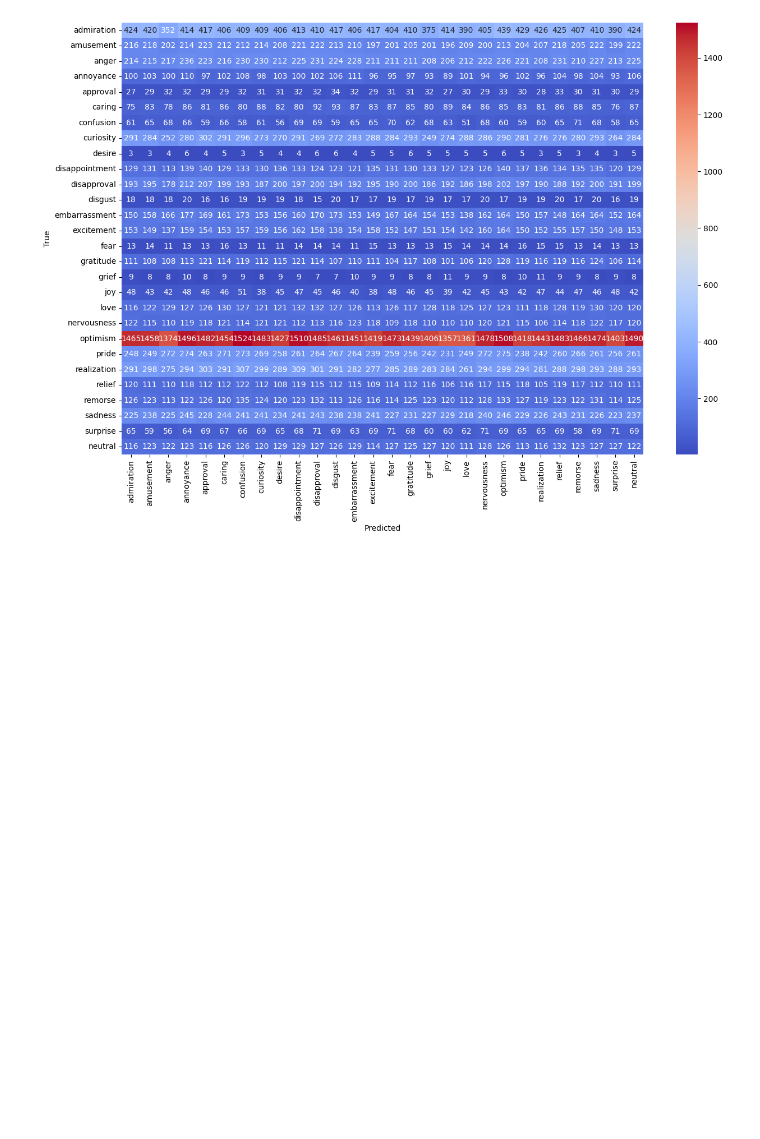
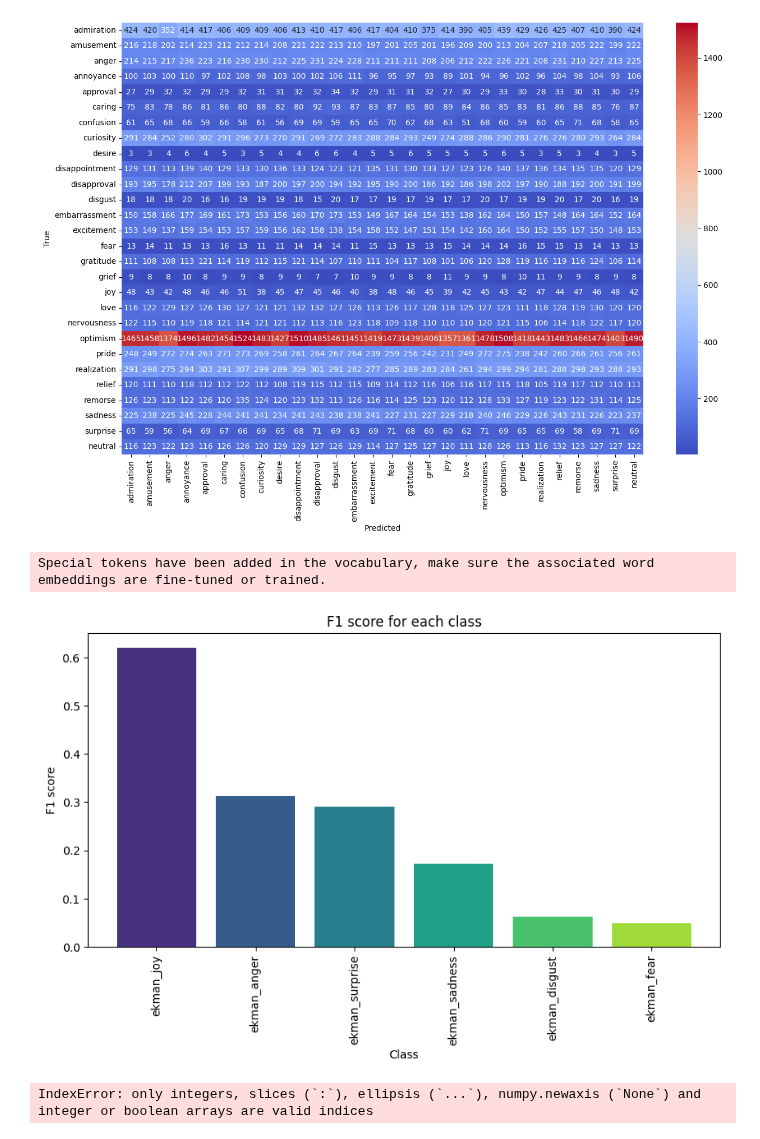
Before and after one commit to Nsivaa/HLT, a Jupyter notebook: Llama3_shots.ipynb, the cells around one changed output. Saved outputs shown, nothing was run; the diff lists cells and outputs as text; code cells hidden in the pictures; blank space fills up the shorter version.

Commit message:
predicted grouped

```diff
--- a/Llama3_shots.ipynb
+++ b/Llama3_shots.ipynb
@@ -18,8 +18,12 @@ twitter_test_dataset = Llama_EmotionsData(twitter_test)
 ### Loading Goemotions
 # %%
 goemotions_train, _, goemotions_test = load_goemotions_cleaned()
+grouped_test_df = goemotions_apply_emotion_mapping(goemotions_test)
 goemotions_emotions = goemotions_test.columns[1:]
+EKMAN_LABELS = grouped_test_df.columns[grouped_test_df.columns.str.startswith('ekman_')].tolist()
+grouped_test_df = Llama_EmotionsData(grouped_test_df)
 goemotions_test_dataset = Llama_EmotionsData(goemotions_test)
+# names starting with 'ekman_' are the mapped emotions
 # %%
 def accuracy(targets, predictions):
     return accuracy_score(targets, predictions)
@@ -154,3 +171,11 @@ disappointment       0.03      0.83      0.06       161
    samples avg       0.04      0.82      0.08      6329
 [figure]
 [figure]
+# %%
+goemo_0shot_llama3 = Llama3(model_name, scores = SCORES, emotions=EKMAN_LABELS, mode ="grouped")
+results = goemo_0shot_llama3.classify(grouped_test_df, progress_bar = True)
+del goemo_0shot_llama3
+# %% [output]
+Special tokens have been added in the vocabulary, make sure the associated word embeddings are fine-tuned or trained.
+[figure, added]
+IndexError: only integers, slices (`:`), ellipsis (`...`), numpy.newaxis (`None`) and integer or boolean arrays are valid indices
```
Also changed, not shown: parts of 2 cells of this notebook.
